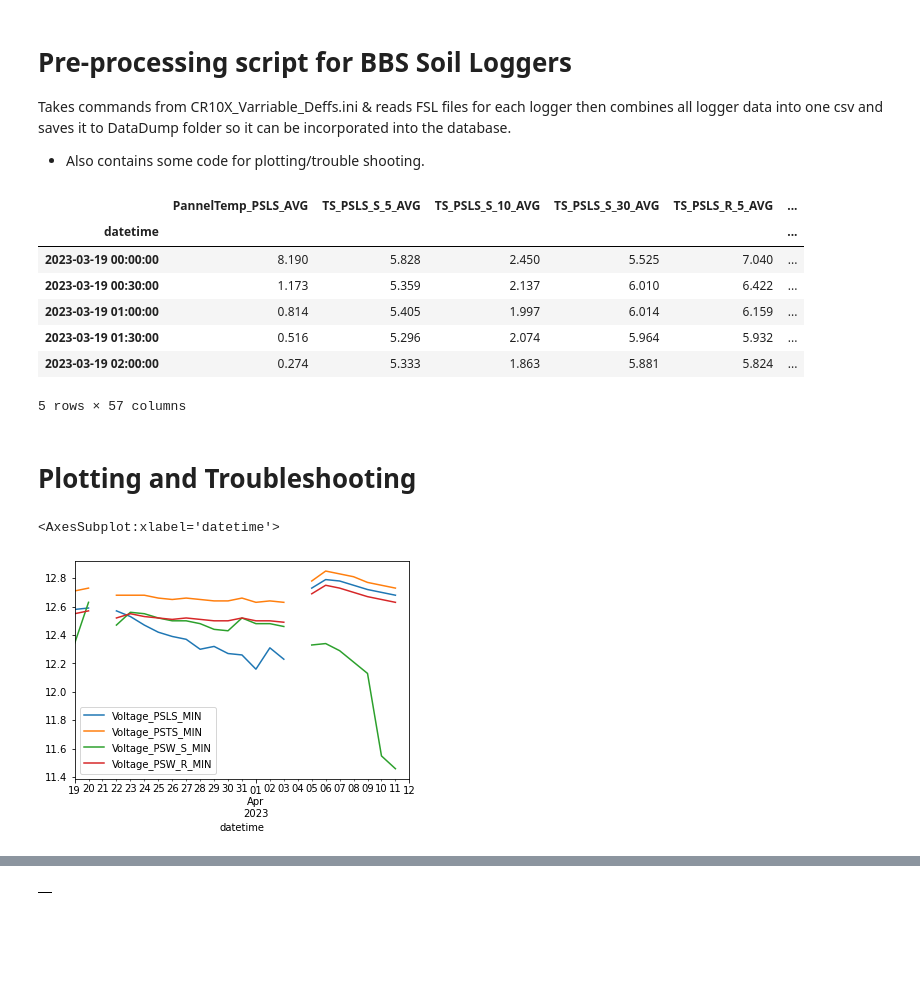
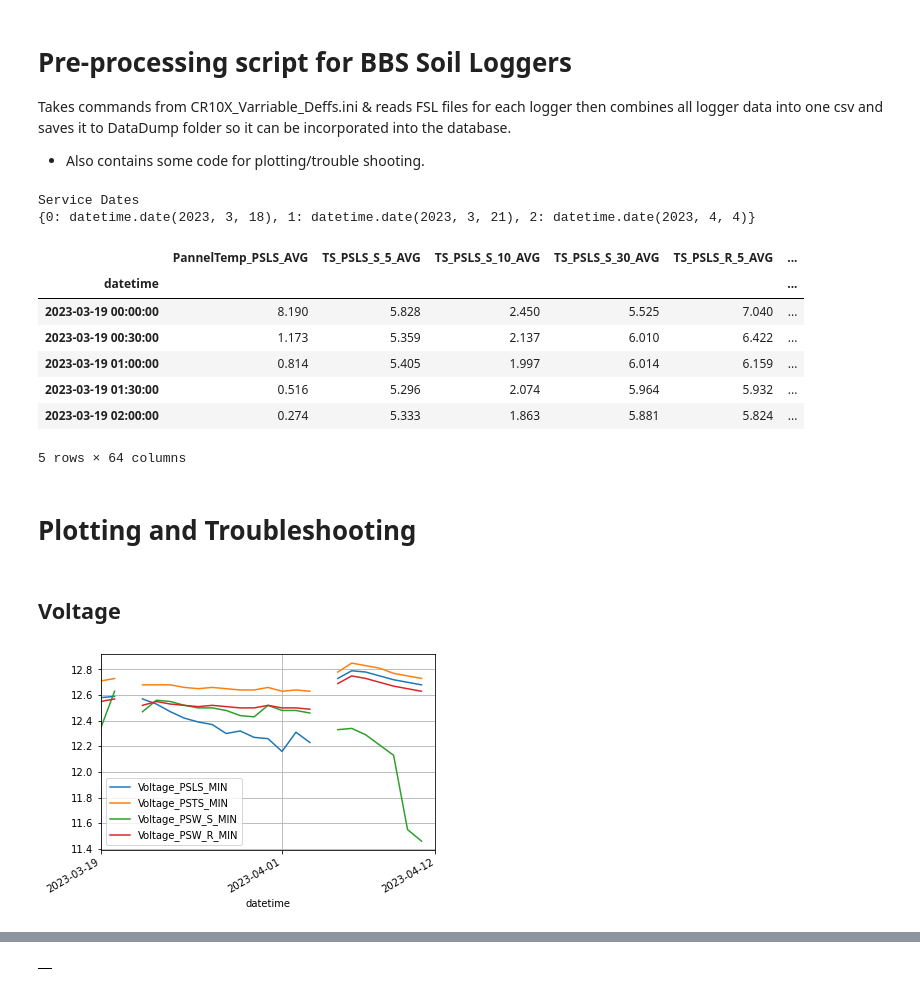
Before and after one commit to ubc-micromet/DataLogger_Programs, a Jupyter notebook: BBS/CompileSoilData.ipynb, the cells around one changed output, grey strips where cells are left out. Cells and saved outputs as stored; diff of their text form; code cells hidden in the pictures; blank space fills up the shorter version.

Commit message:
plotting updates

```diff
--- a/BBS/CompileSoilData.ipynb
+++ b/BBS/CompileSoilData.ipynb
@@ -10,6 +10,8 @@ import numpy as np
 import pandas as pd
 import configparser
 import matplotlib.pyplot as plt
+import matplotlib.dates as mdates
+
 
 config = configparser.ConfigParser()
 config.read('CR10X_Varriable_Deffs.ini')
@@ -113,17 +115,19 @@ for site in Sites:
 
     AllData = pd.concat([AllData,HalfHourlyData],axis=1)
 
+Interval_IDs = {}
 
-AllData['Interval_ID'] = AllData.index.date[0].strftime('%Y%m%d')
+AllData['Service_ID'] = 0
 for i,d in enumerate(config['DATA']['SERVICE_DATES'].split(',')):
     d = pd.to_datetime(d).date()
-    id = d.strftime('%Y%m%d')
-    AllData.loc[AllData.index.date > d,'Interval_ID']=id
+    AllData.loc[AllData.index.date > d,'Service_ID']=i
+    Interval_IDs[i]=d
     if i == 0:
         AllData=AllData.loc[AllData.index.date > d]
     else:
         AllData.loc[AllData.index.date == d] = np.nan
 
+forDatabase = AllData.copy()
 for c in AllData.columns:
     for ex in config['DATA']['Exclude'].split(','):
         ex = ex.split('_')
@@ -132,13 +136,17 @@ for c in AllData.columns:
             if e in c:
                 keep -= 1
         if keep < 1:
-            AllData = AllData.drop(c,axis=1)
+            AllData = forDatabase.drop(c,axis=1)
 
-AllData.to_csv(config['DATA']['Output']+'/BBS_Soil_Data.csv')
+forDatabase.to_csv(config['DATA']['Output']+'/BBS_Soil_Data.csv')
 
+print('Service Dates')
+print(Interval_IDs)
 
 AllData.head()
 # %% [output]
+Service Dates
+{0: datetime.date(2023, 3, 18), 1: datetime.date(2023, 3, 21), 2: datetime.date(2023, 4, 4)}
 |  | PannelTemp_PSLS_AVG | TS_PSLS_S_5_AVG | TS_PSLS_S_10_AVG | TS_PSLS_S_30_AVG | TS_PSLS_R_5_AVG | ... |
 | datetime |  |  |  |  |  | ... |
 | 2023-03-19 00:00:00 | 8.190 | 5.828 | 2.450 | 5.525 | 7.040 | ... |
@@ -146,16 +154,18 @@ AllData.head()
 | 2023-03-19 01:00:00 | 0.814 | 5.405 | 1.997 | 6.014 | 6.159 | ... |
 | 2023-03-19 01:30:00 | 0.516 | 5.296 | 2.074 | 5.964 | 5.932 | ... |
 | 2023-03-19 02:00:00 | 0.274 | 5.333 | 1.863 | 5.881 | 5.824 | ... |
-5 rows × 57 columns
+5 rows × 64 columns
 # %% [markdown]
 # Plotting and Troubleshooting
+# %% [markdown]
+## Voltage
 # %%
 fig,ax=plt.subplots()
 cols = AllData.columns
 AllData[cols[cols.str.contains('Voltage')]].resample('D').min().plot(ax=ax)
-# for plot in ['PSLS','PSTS','PSW']:
-#     for treatment in ['R','S']:
-#         ax.plot(AllData[f'Voltage_{plot}_{S}_MIN'])
+ax.grid()
+ax.xaxis.set_major_formatter(mdates.DateFormatter('%Y-%m-%d'))
+ax.minorticks_off()
+fig.autofmt_xdate()
 # %% [output]
-<AxesSubplot:xlabel='datetime'>
-[figure, old version]
+[figure, new version]
```
Also changed, not shown: parts of 12 cells of this notebook, 1 other file.
